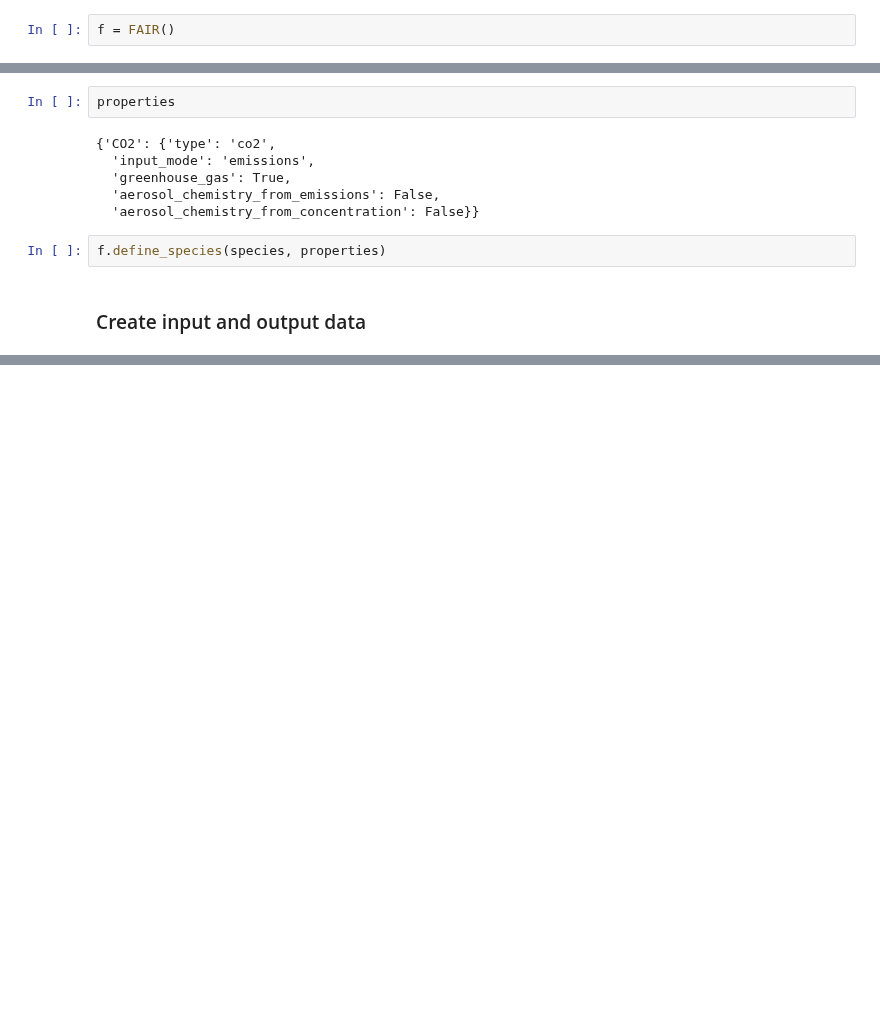
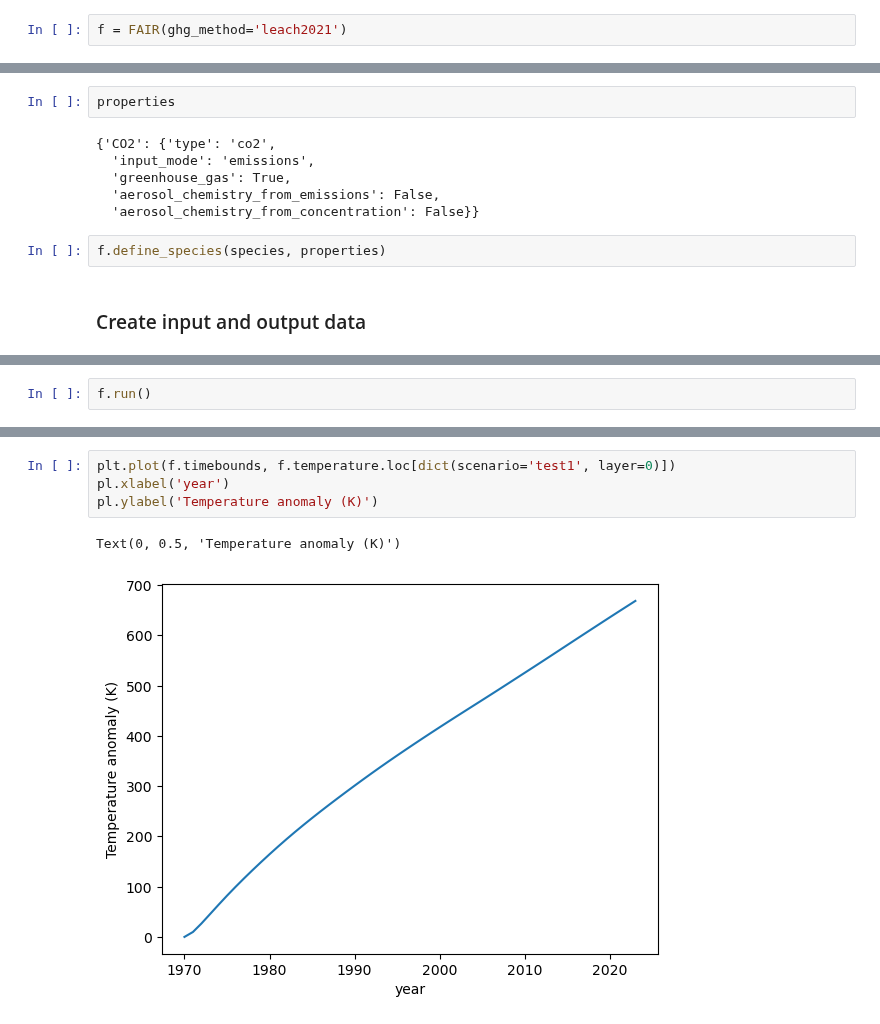
Before and after one commit to ericasimon16/woodwell_internship, a Jupyter notebook: fair_input_data.ipynb, the cells around one changed output, grey strips where cells are left out. Drawn from its saved outputs; the diff is of its cells as text; blank space fills up the shorter version.

```diff
--- a/fair_input_data.ipynb
+++ b/fair_input_data.ipynb
@@ -14,7 +14,7 @@ from fair.io import read_properties
 # %% [markdown]
 ### Create instance
 # %%
-f = FAIR()
+f = FAIR(ghg_method='leach2021')
 # %% [markdown]
 ### Define time horizon
 # %%
@@ -56,0 +223,2 @@ f.define_species(species, properties)
+# %%
+f.run()
@@ -56,0 +234,7 @@ f.define_species(species, properties)
+# %%
+plt.plot(f.timebounds, f.temperature.loc[dict(scenario='test1', layer=0)])
+pl.xlabel('year')
+pl.ylabel('Temperature anomaly (K)')
+# %% [output]
+Text(0, 0.5, 'Temperature anomaly (K)')
+[figure, added]
```
Also changed, not shown: parts of 25 cells of this notebook, 1 other file.
